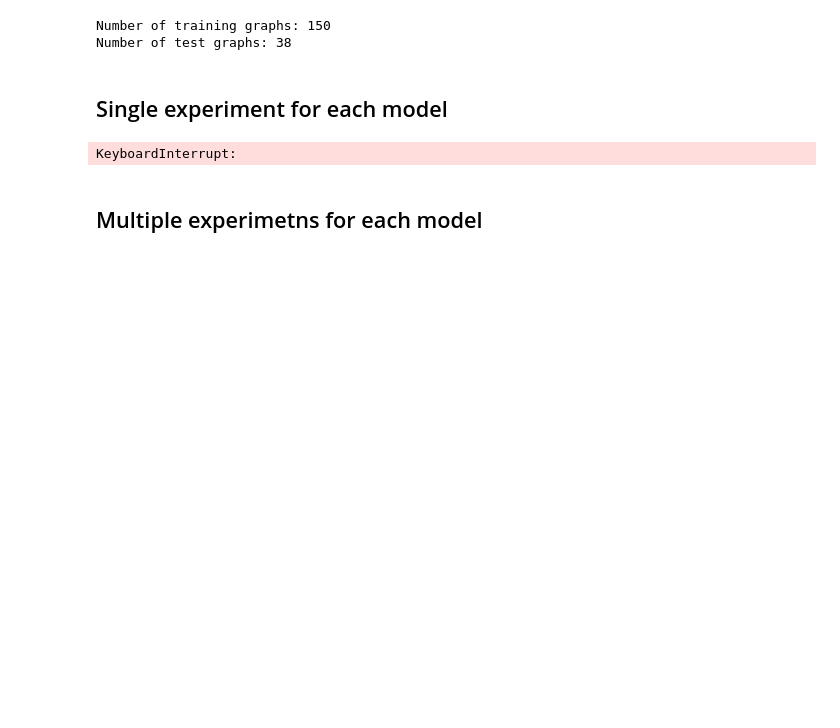
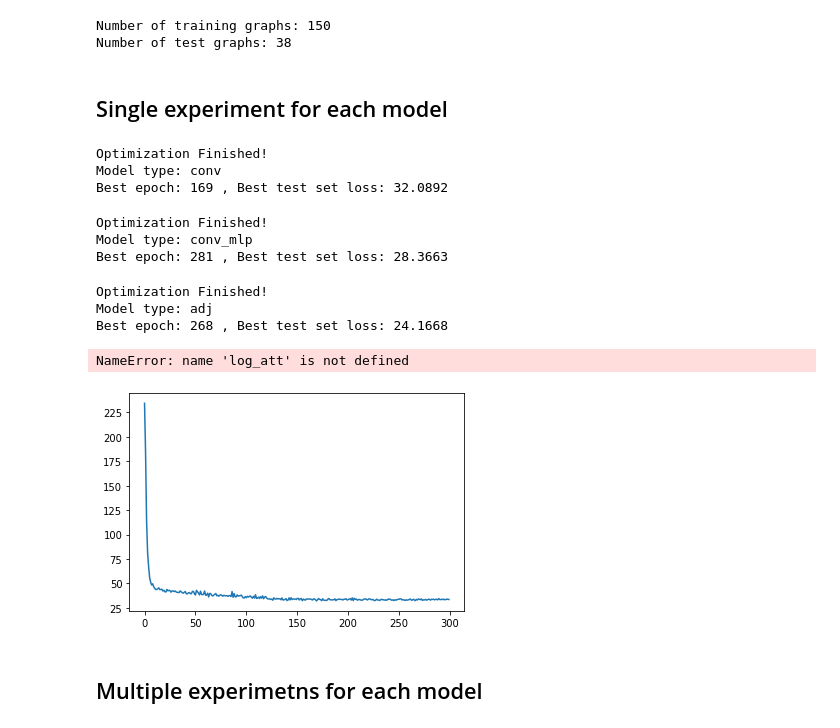
Before and after one commit to maxxxzdn/eegVAE, a Jupyter notebook: ModelComparison.ipynb, the cells around one changed output. Saved outputs shown, nothing was run; the diff lists cells and outputs as text; code cells hidden in the pictures; blank space fills up the shorter version.

```diff
--- a/ModelComparison.ipynb
+++ b/ModelComparison.ipynb
@@ -69,34 +69,47 @@ dims = {"e_f": edge_dim, 'n_f': feat_dim, 'u_f': latent_dim, 'hidden': hidden_di
 # %%
 model_conv = convVAE(n_nodes, feat_dim, hidden_dim, latent_dim, beta, dropout)
 optimizer_conv = torch.optim.Adam(model_conv.parameters(), lr=lr)
-model_att = attVAE(n_nodes, feat_dim, hidden_dim, latent_dim, beta)
-optimizer_att = torch.optim.Adam(model_att.parameters(), lr=lr)
-model_cheb = chebVAE(n_nodes, feat_dim, hidden_dim, latent_dim, beta)
-optimizer_cheb = torch.optim.Adam(model_cheb.parameters(), lr=lr)
-model_mp = mpVAE(n_nodes, dims, beta)
-optimizer_mp = torch.optim.Adam(model_mp.parameters(), lr=lr)
+model_conv_mlp = conv_mlp_VAE(n_nodes, feat_dim, hidden_dim, latent_dim, beta, dropout)
+optimizer_conv_mlp = torch.optim.Adam(model_conv_mlp.parameters(), lr=lr)
+#model_att = attVAE(n_nodes, feat_dim, hidden_dim, latent_dim, beta)
+#optimizer_att = torch.optim.Adam(model_att.parameters(), lr=lr)
+#model_cheb = chebVAE(n_nodes, feat_dim, hidden_dim, latent_dim, beta)
+#optimizer_cheb = torch.optim.Adam(model_cheb.parameters(), lr=lr)
+#model_mp = mpVAE(n_nodes, dims, beta)
+#optimizer_mp = torch.optim.Adam(model_mp.parameters(), lr=lr)
 model_adj = adjVAE(n_nodes, 400, latent_dim, beta)
 optimizer_adj = torch.optim.Adam(model_adj.parameters(), lr=lr)
 
 log_conv = fit(model_conv, optimizer_conv, train_loader, test_loader, epochs, save_file)
-log_att = fit(model_att, optimizer_att, train_loader, test_loader, epochs, save_file)
-log_cheb = fit(model_cheb, optimizer_cheb, train_loader, test_loader, epochs, save_file)
-log_mp = fit(model_mp, optimizer_mp, train_loader, test_loader, epochs, save_file)
+log_conv_mlp = fit(model_conv_mlp, optimizer_conv_mlp, train_loader, test_loader, epochs, save_file)
+#log_att = fit(model_att, optimizer_att, train_loader, test_loader, epochs, save_file)
+#log_cheb = fit(model_cheb, optimizer_cheb, train_loader, test_loader, epochs, save_file)
+#log_mp = fit(model_mp, optimizer_mp, train_loader, test_loader, epochs, save_file)
 log_adj = fit(model_adj, optimizer_adj, train_loader, test_loader, epochs, save_file)
 
 plt.plot(log_conv['test_loss'], label = 'GraphConv')
 plt.plot(log_att['test_loss'], label = 'GATConv')
 plt.plot(log_mp['test_loss'], label = 'MetaLayer')
 plt.plot(log_cheb['test_loss'], label = 'ChebConv')
 plt.plot(log_adj['test_loss'], label = 'adjConv')
 plt.legend()
 plt.ylim(60, 150)
 plt.title('Performance of different models')
 plt.xlabel('epoch')
 plt.ylabel('KL divergence + BCE loss')
 plt.legend()
 # %% [output]
-KeyboardInterrupt:
+Optimization Finished!
+Model type: conv
+Best epoch: 169 , Best test set loss: 32.0892
+Optimization Finished!
+Model type: conv_mlp
+Best epoch: 281 , Best test set loss: 28.3663
+Optimization Finished!
+Model type: adj
+Best epoch: 268 , Best test set loss: 24.1668
+NameError: name 'log_att' is not defined
+[figure, added]
 # %% [markdown]
 ## Multiple experimetns for each model
 # %%
```
Also changed, not shown: parts of 3 cells of this notebook, 7 other files.
